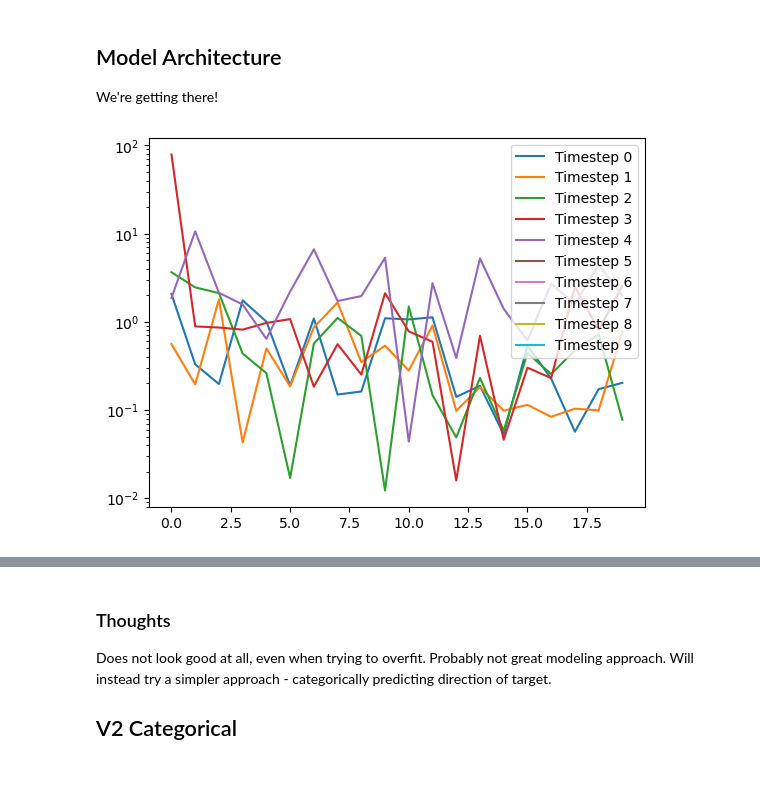
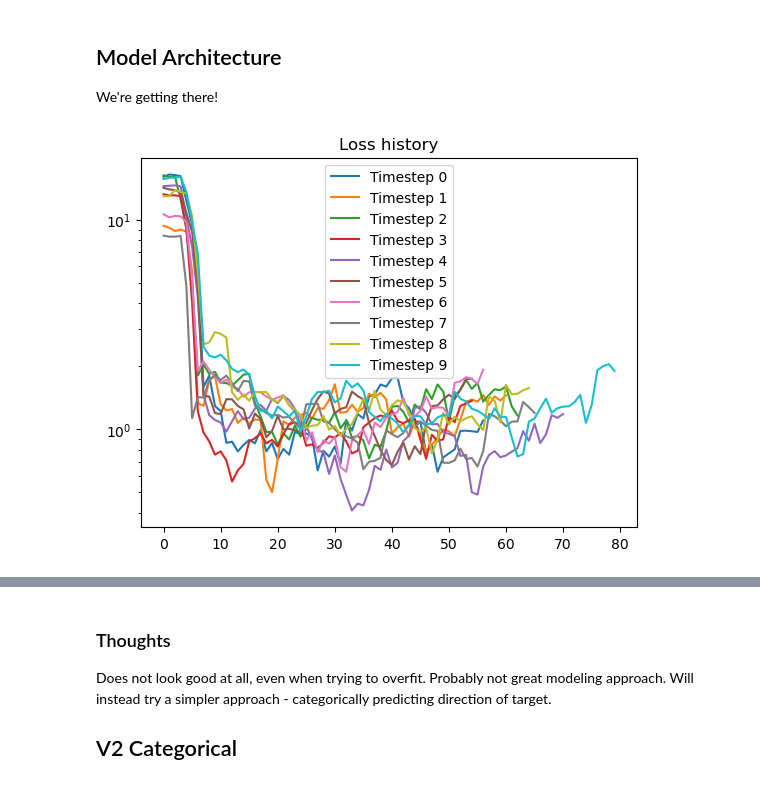
Before and after one commit to myfatemi04/robots-spring-2024, a Jupyter notebook: state_space_diffusion/test_state_space_diffusion.ipynb, the cells around one changed output, grey strips where cells are left out. Cells and saved outputs as stored; diff of their text form; code cells hidden in the pictures.

```diff
--- a/state_space_diffusion/test_state_space_diffusion.ipynb
+++ b/state_space_diffusion/test_state_space_diffusion.ipynb
@@ -128,16 +96,23 @@ from model_architectures import VisualPlanDiffuser, VisualPlanDiffuserCategorica
 # %%
 ### V1: Regression-based. ###
 
+from model_architectures import VisualPlanDiffuserV4, render_noisy_state
+
 import tqdm
 import matplotlib.pyplot as plt
+import numpy as np
 
 # Load CLIP, our visual backbone. May also consider adding Segment Anything as a visual backbone, if it is fast enough.
 clip = transformers.CLIPVisionModel.from_pretrained("openai/clip-vit-base-patch16")
-clip = clip.to(device=device)
+clip = clip.to(device=device) # type: ignore
 clip_processor = transformers.CLIPProcessor.from_pretrained("openai/clip-vit-base-patch16") # type: ignore
 
-diffuser = VisualPlanDiffuser(clip).to(device=device)
-# diffuser.clip.requires_grad_(False)
+diffuser = VisualPlanDiffuserV4(768, clip.vision_model.config).to(device=device)
+
+freeze_clip = True
+if freeze_clip:
+    diffuser.clip.requires_grad_(False)
+
 optim = torch.optim.Adam([p for p in diffuser.parameters() if p.requires_grad], lr=1e-3)
 
 betas = torch.linspace(0.002, 0.5, 10, device=device)
@@ -146,51 +121,86 @@ alphas_cumprod = torch.cumprod(alphas, dim=0)
 sqrt_alphas_cumprod = torch.sqrt(alphas_cumprod)
 sqrt_one_minus_alphas_cumprod = torch.sqrt(1 - alphas_cumprod)
 
+fix_alpha_scaling = True
+
+if fix_alpha_scaling:
+    # scale so alphas_cumprod is 0 at final time
+    alphas_cumprod_scaled = (alphas_cumprod - alphas_cumprod[-1]) * (alphas_cumprod[0] / (alphas_cumprod[0] - alphas_cumprod[-1]))
+    # reverse-engineer the correct alphas.
+    alphas_cumprod_starting = torch.tensor([1.0, *alphas_cumprod_scaled])
+    alphas_cumprod_ending = torch.tensor([*alphas_cumprod_scaled, 0.0])
+    alphas_scaled = alphas_cumprod_ending / alphas_cumprod_starting
+    betas_scaled = 1 - alphas_scaled
+    sqrt_alphas_cumprod = torch.sqrt(alphas_cumprod_scaled)
+    sqrt_one_minus_alphas_cumprod = torch.sqrt(1 - alphas_cumprod_scaled)
+
+### Render what it looks like as a point gets progressively noisier.
+# position = dataset[0][1].unsqueeze(0)
+# for timestep in range(10):
+#     # std.dev of noise
+#     sigma = sqrt_one_minus_alphas_cumprod[timestep].unsqueeze(-1) * 112.0
+#     noise = torch.randn_like(position.float())
+
+#     # this position is in pixel space.
+#     # decay the position towards the center of the image.
+#     position_with_signal_decayed = 112.0 + sqrt_alphas_cumprod[timestep].unsqueeze(-1) * (position - 112.0)
+#     noisy_position = position_with_signal_decayed + sigma * noise
+
+#     rendered = render_noisy_state(noisy_position, sigma)
+
+#     print(position, noisy_position)
+#     plt.title("Timestep " + str(timestep) + " (sigma=" + str(sigma[0].item()) + ")")
+#     plt.imshow(rendered[0, 0].detach().cpu().numpy(), origin='lower')
+#     plt.show()
+
 dataloader = torch.utils.data.DataLoader(dataset, batch_size=32, shuffle=True)
-# dataloader = torch.utils.data.DataLoader(torch.utils.data.Subset(dataset, [0]), batch_size=32, shuffle=True)
 
 loss_hist = {t: [] for t in range(10)}
 
 # Train the diffuser.
-# timestep_order = torch.div(torch.randperm(100, device=device), 10, rounding_mode='trunc')
-for epoch in range(100):
+for epoch in range(10):
     for i, (image, position) in (pbar := tqdm.tqdm(enumerate(dataloader), desc='Epoch ' + str(epoch + 1), total=len(dataloader))):
         pixel_values = clip_processor(images=image, return_tensors="pt", do_rescale=False).to(device=device).pixel_values
 
-        # Normalize position
-        position_normalized = (position - 112.0) / 224.0
+        timestep = torch.randint(0, 10, (position.shape[0],)).to(device)
 
-        timestep = torch.randint(0, 10, (position.shape[0],)).to(device)
-        # timestep = timestep_order[epoch].unsqueeze(0)
-        noise = torch.randn_like(position.float()) * 0.5
+        # std.dev of noise
+        CENTER = 112.0
+        IMG_SCALING = 224.0 / 2
+        sigma = sqrt_one_minus_alphas_cumprod[timestep].unsqueeze(-1) * IMG_SCALING
+        noise = torch.randn_like(position.float())
 
-        noisy_position = sqrt_alphas_cumprod[timestep].unsqueeze(-1) * position_normalized + alphas_cumprod[timestep].unsqueeze(-1) * noise
-        # std.dev of noise
-        sigma = alphas_cumprod[timestep].unsqueeze(-1)
+        # this position is in pixel space.
+        # decay the position towards the center of the image.
+        position_with_signal_decayed = CENTER + sqrt_alphas_cumprod[timestep].unsqueeze(-1) * (position - CENTER)
+        noisy_position = position_with_signal_decayed + sigma * noise
 
         # Need to condition on timestep
-        prediction = diffuser.forward(pixel_values, noisy_position, timestep)
+        prediction = diffuser.forward(pixel_values, noisy_position, sigma)
 
         optim.zero_grad()
         # weight by 1/sigma^2
-        loss = (((prediction - noise) ** 2) / (sigma ** 2)).mean()
+        error_per_sample = ((prediction - noise) ** 2).mean(dim=-1, keepdim=True)
+        loss = (error_per_sample / sigma).mean()
         loss.backward()
         optim.step()
 
+        for j in range(len(timestep)):
+            loss_hist[timestep[j].item()].append(error_per_sample[j].item())
+
         pbar.set_postfix(loss=loss.item())
-
-        loss_hist[timestep[0].item()].append(loss.item()) # type: ignore
 
         loss.cpu()
         torch.cuda.empty_cache()
 
+plt.title("Loss history")
 for t in range(10):
-    plt.plot(loss_hist[t], label='Timestep ' + str(t))
+    plt.plot(np.convolve(loss_hist[t], np.ones(10), mode='valid')/10, label='Timestep ' + str(t))
 plt.yscale("log")
 plt.legend()
 plt.show()
 # %% [output]
-[figure, old version]
+[figure, new version]
 # %%
 # Let's plot the predictions.
 import matplotlib.pyplot as plt
```
Also changed, not shown: parts of 9 cells of this notebook, 2 other files.
